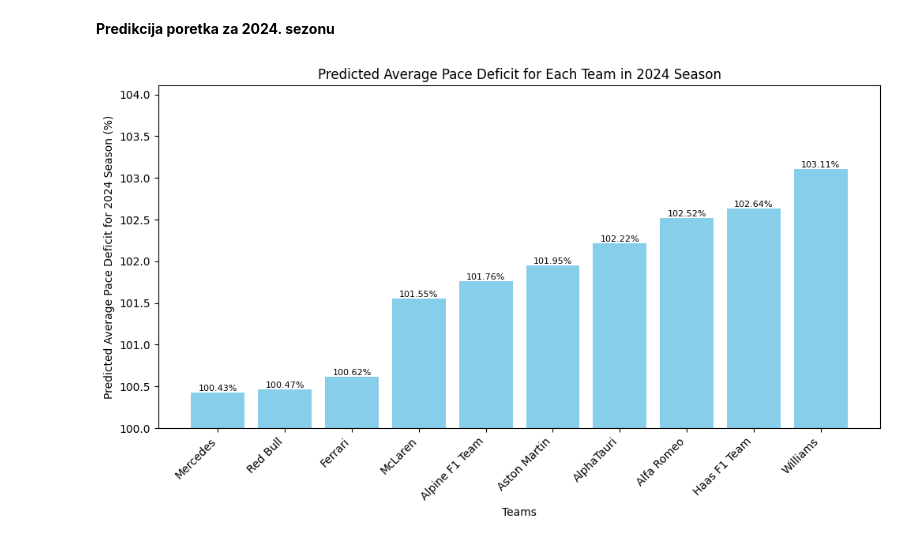
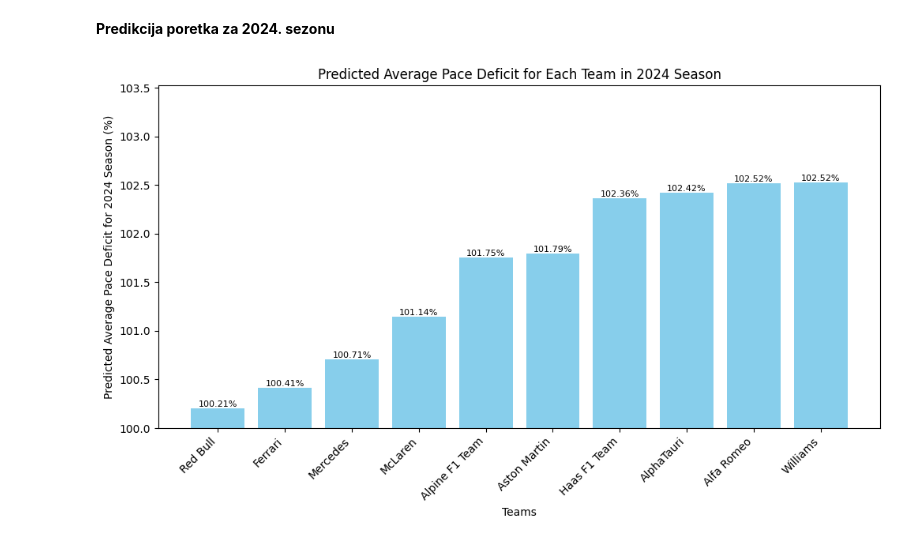
Before and after one commit to GoranBogetic/Podatkovna-rad, a Jupyter notebook: rad.ipynb, the cells around one changed output. Drawn from its saved outputs; the diff is of its cells as text; code cells hidden in the pictures.

```diff
--- a/rad.ipynb
+++ b/rad.ipynb
@@ -991,6 +1067,15 @@ overall_fastest_df = pd.DataFrame(overall_fastest_data)
 
 average_pace_deficit_data = []
 
+repetitions_factor = {
+    2023: 30,
+    2022: 20,
+    2021: 4,
+    2020: 2,
+    2019: 1,
+    2018: 1
+}
+
 for season in range(2018, 2024):
     season_df = df[df['Season'] == season].copy()
 
@@ -1002,23 +1087,30 @@ for season in range(2018, 2024):
 
         average_percentage_data = []
 
-        for part in range(3):
-            start_round = part * rounds_per_part + 1
-            end_round = min((part + 1) * rounds_per_part, total_rounds)
+        repetitions = repetitions_factor.get(season, 1)
 
-            part_df = constructor_df[constructor_df['Round_No'].between(start_round, end_round)].copy()
+        for _ in range(repetitions):
+            for part in range(3):
+                start_round = part * rounds_per_part + 1
+                end_round = min((part + 1) * rounds_per_part, total_rounds)
 
-            for round_no in part_df['Round_No'].unique():
-                round_df = part_df[part_df['Round_No'] == round_no].copy()
+                part_df = constructor_df[constructor_df['Round_No'].between(start_round, end_round)].copy()
 
-                overall_fastest_time = overall_fastest_df[(overall_fastest_df['Season'] == season) & (overall_fastest_df['Round_No'] == round_no)]['Overall_Fastest_Time'].values[0]
+                for round_no in part_df['Round_No'].unique():
+                    round_df = part_df[part_df['Round_No'] == round_no].copy()
 
-                constructor_round_df = round_df.copy()
+                    overall_fastest_time = overall_fastest_df[
+                        (overall_fastest_df['Season'] == season) & (overall_fastest_df['Round_No'] == round_no)][
+                        'Overall_Fastest_Time'].values[0]
 
-                if not constructor_round_df.empty:
-                    fastest_constructor_time = constructor_round_df['Fastest_Qualifying_Time'].min()
-                    pace_deficit_percentage = (fastest_constructor_time / overall_fastest_time) * 100
-                    average_percentage_data.append({'Constructor_Name': constructor_name, 'Percentage_Relative_to_Fastest': pace_deficit_percentage, 'Season': season})
+                    constructor_round_df = round_df.copy()
+
+                    if not constructor_round_df.empty:
+                        fastest_constructor_time = constructor_round_df['Fastest_Qualifying_Time'].min()
+                        pace_deficit_percentage = (fastest_constructor_time / overall_fastest_time) * 100
+                        average_percentage_data.append(
+                            {'Constructor_Name': constructor_name, 'Percentage_Relative_to_Fastest': pace_deficit_percentage,
+                             'Season': season})
 
         if average_percentage_data:
             average_percentage_df = pd.DataFrame(average_percentage_data)
@@ -1028,33 +1120,35 @@ average_pace_deficit_df = pd.concat(average_pace_deficit_data, ignore_index=True
 
 overall_average_pace_deficits = average_pace_deficit_df.groupby('Constructor_Name')['Percentage_Relative_to_Fastest'].mean()
 
 adjusted_deficits = {}
 
 for constructor_name in overall_average_pace_deficits.index:
     adjusted_deficits[constructor_name] = [overall_average_pace_deficits[constructor_name]]
 
     for i in range(1, len(average_pace_deficit_df)):
-        relative_change = average_pace_deficit_df.loc[i, 'Percentage_Relative_to_Fastest'] - average_pace_deficit_df.loc[i - 1, 'Percentage_Relative_to_Fastest']
+        relative_change = average_pace_deficit_df.loc[i, 'Percentage_Relative_to_Fastest'] - \
+                          average_pace_deficit_df.loc[i - 1, 'Percentage_Relative_to_Fastest']
         adjusted_deficit = adjusted_deficits[constructor_name][-1] + relative_change
         adjusted_deficit = max(100.0, adjusted_deficit)
         adjusted_deficits[constructor_name].append(adjusted_deficit)
 
 predicted_deficits_2024 = {constructor_name: deficits[-1] - 1.0 for constructor_name, deficits in adjusted_deficits.items()}
 
 sorted_predicted_deficits_2024 = dict(sorted(predicted_deficits_2024.items(), key=lambda item: item[1]))
 
 plt.figure(figsize=(10, 6))
 bars = plt.bar(sorted_predicted_deficits_2024.keys(), sorted_predicted_deficits_2024.values(), color='skyblue')
 plt.xlabel('Teams')
 plt.ylabel('Predicted Average Pace Deficit for 2024 Season (%)')
 plt.title('Predicted Average Pace Deficit for Each Team in 2024 Season')
 plt.xticks(rotation=45, ha='right')
 
 for bar in bars:
-    plt.text(bar.get_x() + bar.get_width() / 2, bar.get_height(), f'{bar.get_height():.2f}%', ha='center', va='bottom', fontsize=8, color='black')
+    plt.text(bar.get_x() + bar.get_width() / 2, bar.get_height(), f'{bar.get_height():.2f}%', ha='center', va='bottom',
+             fontsize=8, color='black')
 
 plt.tight_layout()
 plt.ylim(100, max(sorted_predicted_deficits_2024.values()) + 1)
 plt.show()
 # %% [output]
-[figure, old version]
+[figure, new version]
```
Also changed, not shown: parts of 2 cells of this notebook.
